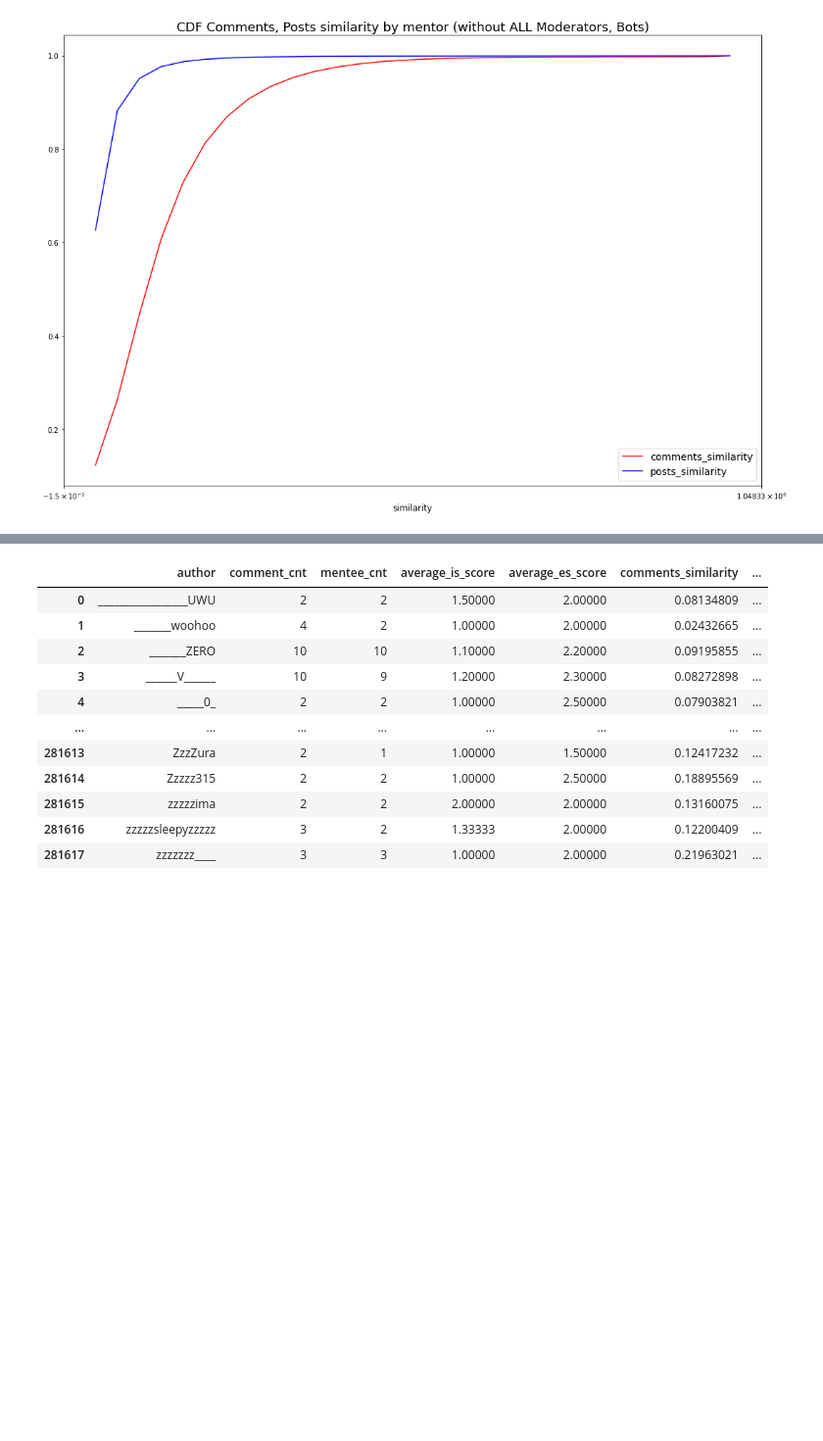
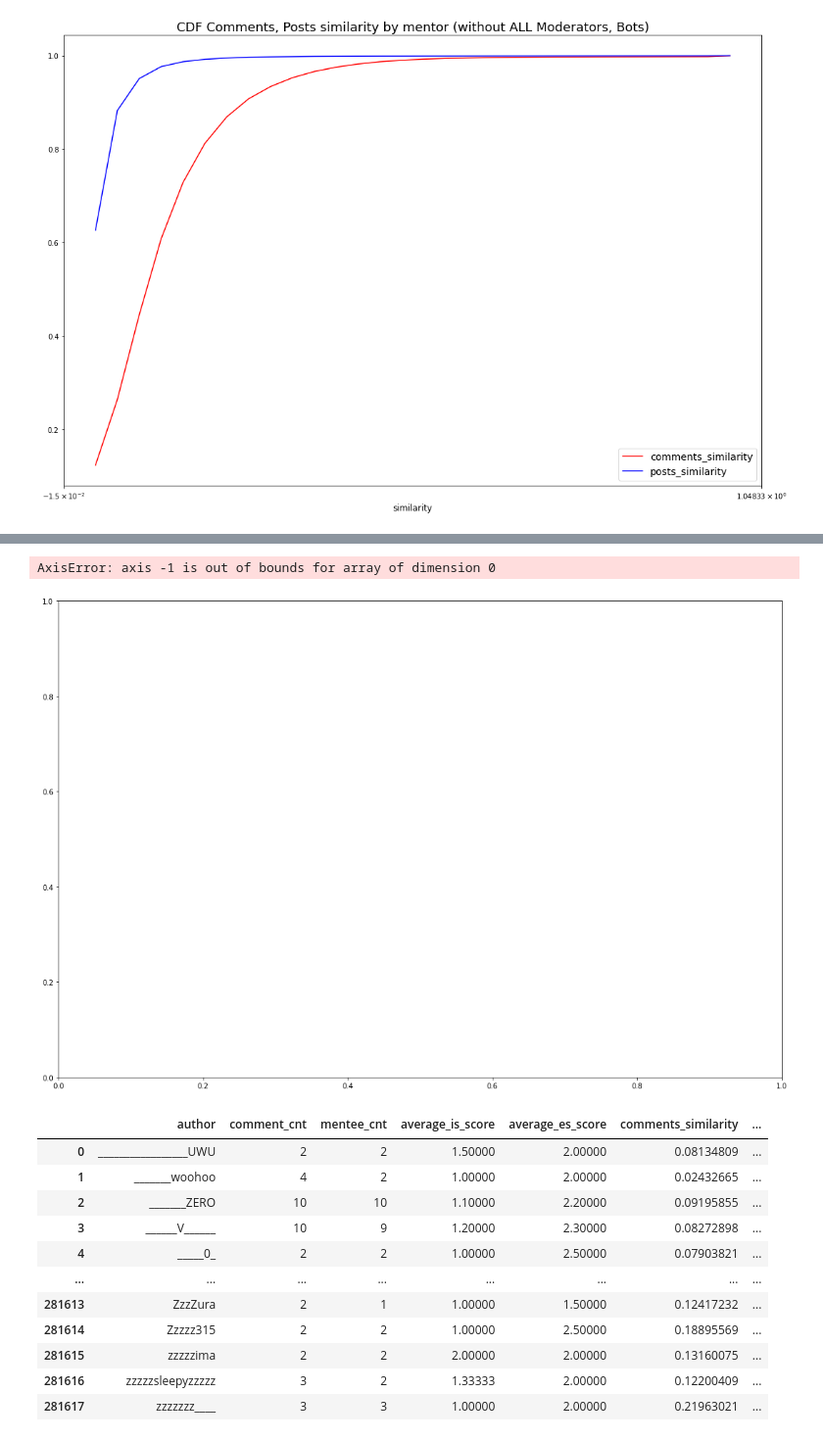
Before and after one commit to tr0up2r/plotting-and-graph-analysis, a Jupyter notebook: cdf.ipynb, the cells around one changed output, grey strips where cells are left out. Shown: that part at 98% size. Saved outputs shown, nothing was run; the diff lists cells and outputs as text; code cells hidden in the pictures; blank space fills up the shorter version.

```diff
--- a/cdf.ipynb
+++ b/cdf.ipynb
@@ -205,3 +206,8 @@ draw_cdf(np_result5, 30, 'comments_similarity', "CDF Comments similarity by ment
+# %%
+draw_cdf3(np_result5)
+# %% [output]
+AxisError: axis -1 is out of bounds for array of dimension 0
+[figure, added]
 # %%
 sql3 = 'select * from mentor where is_valid = 1 and posts_similarity >= 0;'
 result_df3 = select_query_result_to_df(sql3)
```
Also changed, not shown: parts of 3 cells of this notebook, 1 other file.
